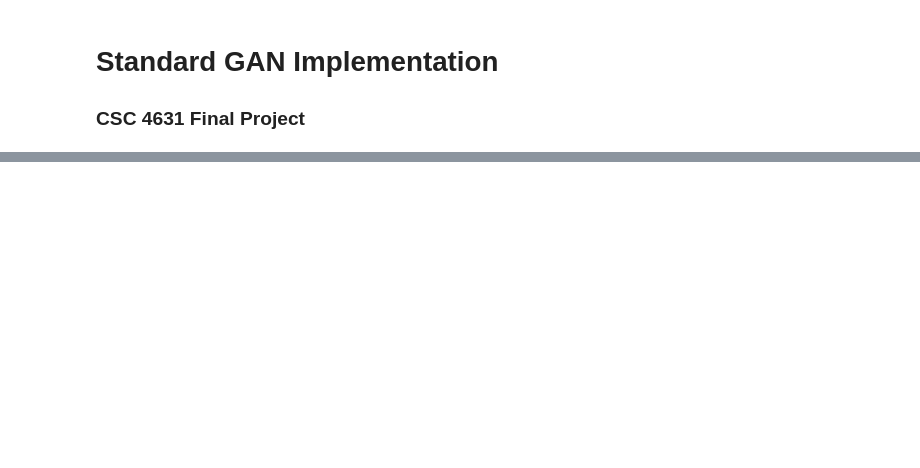
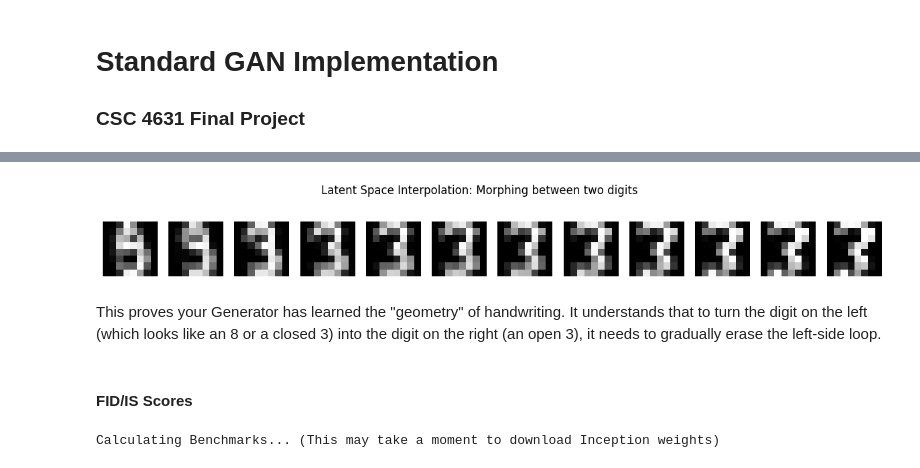
Before and after one commit to DevArtech/csc-4631-final-project, a Jupyter notebook: Standard_GAN.ipynb, the cells around one changed output, grey strips where cells are left out. Drawn from its saved outputs; the diff is of its cells as text; code cells hidden in the pictures; blank space fills up the shorter version.

Commit message:
Standard GAN deliverables through week 13 schedule

```diff
--- a/Standard_GAN.ipynb
+++ b/Standard_GAN.ipynb
@@ -291,0 +327,38 @@ Epoch [120/200]  Loss_D: 0.5550  Loss_G: 1.3422
+# %%
+def interpolate_points(p1, p2, n_steps=10):
+    # Linear interpolation (LERP) between two vectors
+    ratios = np.linspace(0, 1, num=n_steps)
+    vectors = list()
+    for ratio in ratios:
+        v = (1.0 - ratio) * p1 + ratio * p2
+        vectors.append(v)
+    return torch.stack(vectors)
+
+# 1. Pick two random points (Start and End)
+z_start = torch.randn(1, latent_dim).to(device)
+z_end = torch.randn(1, latent_dim).to(device)
+
+# 2. Generate the path between them
+# We will create 12 steps to see the transition clearly
+interpolated_z = interpolate_points(z_start[0], z_end[0], n_steps=12)
+
+# 3. Pass the path through the Generator
+gen.eval()
+with torch.no_grad():
+    interpolated_imgs = gen(interpolated_z).cpu()
+
+# 4. Plot the "Morph" strip
+plt.figure(figsize=(15, 2))
+for i in range(12):
+    plt.subplot(1, 12, i + 1)
+    plt.imshow(interpolated_imgs[i, 0], cmap='gray')
+    plt.axis('off')
+
+plt.suptitle("Latent Space Interpolation: Morphing between two digits")
+plt.show()
+# %% [output]
+[figure, added]
+# %% [markdown]
+This proves your Generator has learned the "geometry" of handwriting. It understands that to turn the digit on the left (which looks like an 8 or a closed 3) into the digit on the right (an open 3), it needs to gradually erase the left-side loop.
+# %% [markdown]
+#### FID/IS Scores
@@ -291,0 +392,35 @@ Epoch [120/200]  Loss_D: 0.5550  Loss_G: 1.3422
+# %%
+# --- Metric Initialization ---
+# feature=64 is faster/lighter, 2048 is the "standard" academic benchmark
+fid = FrechetInceptionDistance(feature=64).to(device)
+is_metric = InceptionScore(feature=64).to(device)
+
+print("Calculating Benchmarks... (This may take a moment to download Inception weights)")
+
+# --- 1. Load Real Data into FID ---
+# Assuming 'dl' is your existing DataLoader for real data
+for (batch,) in dl: # If dl returns (images,) use: for (batch,) in dl:
+    batch = batch.to(device)
+    processed_real = preprocess_for_inception(batch)
+    fid.update(processed_real, real=True)
+
+# --- 2. Generate Fake Data for FID & IS ---
+# Standard practice is to evaluate on 10k+ images, but for UCI digits,
+# generating equal to the dataset size (~1700) is acceptable.
+n_eval_samples = 1797 # Size of UCI digits dataset
+batch_size_eval = 32
+n_batches = n_eval_samples // batch_size_eval
+
+gen.eval() # Set generator to eval mode
+with torch.no_grad():
+    for _ in range(n_batches):
+        z = torch.randn(batch_size_eval, latent_dim).to(device)
+        fake_imgs = gen(z)
+
+        processed_fake = preprocess_for_inception(fake_imgs)
+
+        # Update metrics
+        fid.update(processed_fake, real=False)
+        is_metric.update(processed_fake)
+# %% [output]
+Calculating Benchmarks... (This may take a moment to download Inception weights)
```
Also changed, not shown: parts of 19 cells of this notebook.
